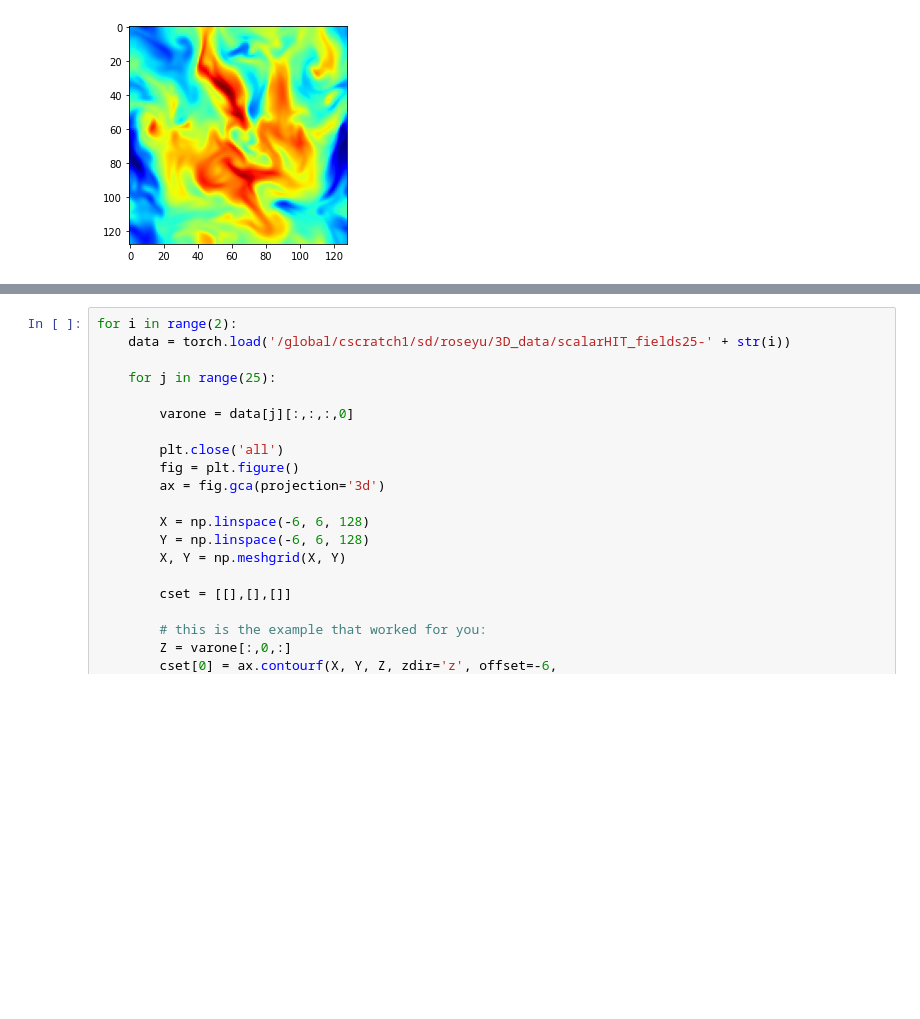
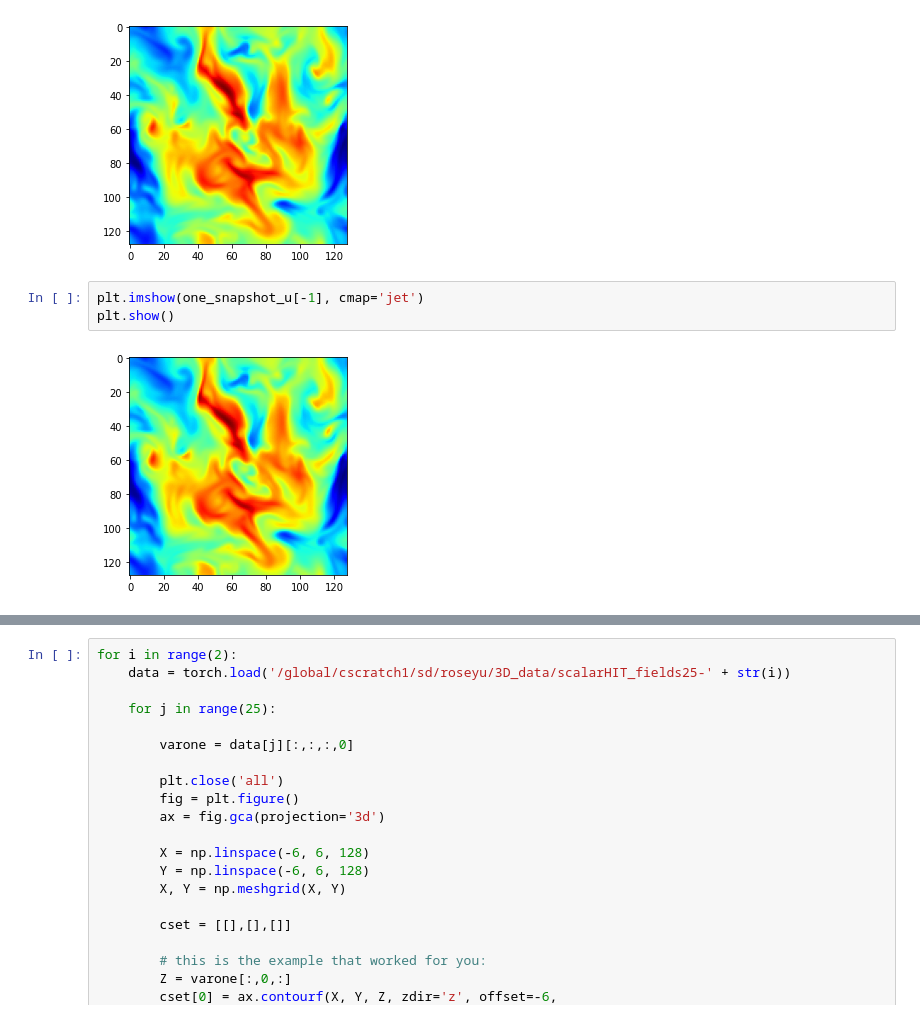
Before and after one commit to lizzij/Turbulence, a Jupyter notebook: 3D/data.ipynb, the cells around one changed output, grey strips where cells are left out. Cells and saved outputs as stored; diff of their text form; blank space fills up the shorter version.

```diff
--- a/3D/data.ipynb
+++ b/3D/data.ipynb
@@ -29,5 +29,10 @@ plt.imshow(one_snapshot_u[0], cmap='jet')
 plt.show()
 # %% [output]
 [figure]
+# %%
+plt.imshow(one_snapshot_u[-1], cmap='jet')
+plt.show()
+# %% [output]
+[figure, added]
 # %%
 plt.imshow(one_snapshot_u[:,0,:], cmap='jet')
```
Also changed, not shown: parts of 2 cells of this notebook, 38 other files.
